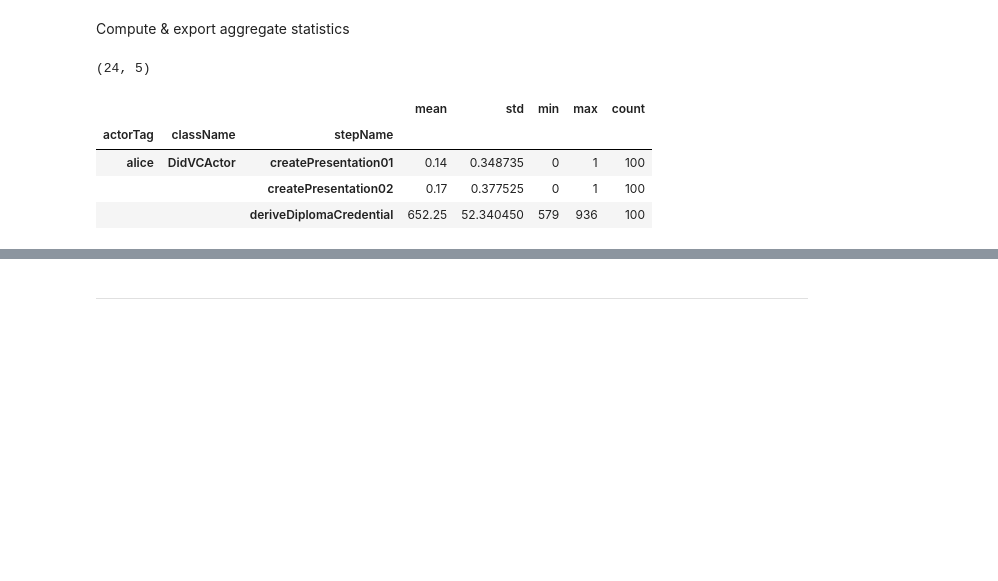
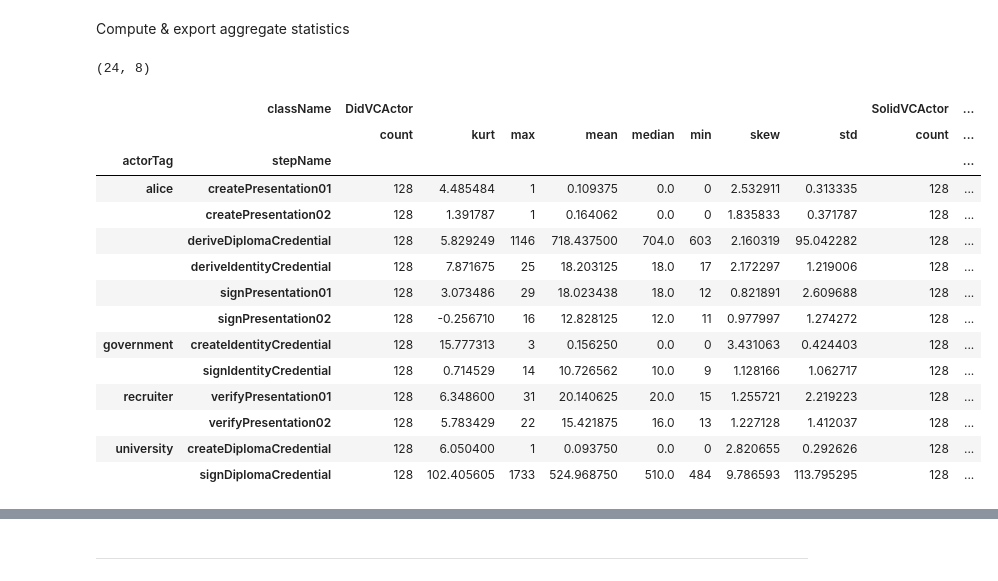
Before and after one commit to SolidLabResearch/pseudonymity-demo, a Jupyter notebook: profiling-report.ipynb, the cells around one changed output, grey strips where cells are left out. Cells and saved outputs as stored; diff of their text form; code cells hidden in the pictures; blank space fills up the shorter version.

Commit message:
wip:  profiling report
- specified plot order
- added phase column (to indicate each actorStep's phase)
- added violinplots

```diff
--- a/profiling-report.ipynb
+++ b/profiling-report.ipynb
@@ -84,7 +84,7 @@ df.shape
 # %% [markdown]
 ## Analysis
 # %%
-AGG_FUNCTIONS = ['mean', 'std', 'min','max','count']
+AGG_FUNCTIONS = ['median','mean', 'std', 'min','max','count',pd.Series.skew, pd.Series.kurt]
 # %% [markdown]
 ---
 # %% [markdown]
@@ -100,6 +100,47 @@ df_tl = df.records\
     .set_index(['idx_report','idx_step'])
 # Merge task-level df with initial df
 df_tl = df.drop('records',axis=1).merge(df_tl,left_index=True,right_index=True)
+df_tl['actorStep'] = df_tl.apply(lambda r: f'{r.actorTag}.{r.stepName}',axis=1)
+
+# Add phases
+phase_steps = {
+    'pre-evaluation': [
+        'university.createDiplomaCredential',
+        'university.signDiplomaCredential',
+        'government.createIdentityCredential',
+        'government.signIdentityCredential',
+    ],
+     'phase-1': [
+        'alice.deriveDiplomaCredential',
+        'alice.createPresentation01',
+        'alice.signPresentation01',
+        'recruiter.verifyPresentation01'
+    ],
+    'phase-2': [
+        'alice.deriveIdentityCredential',
+        'alice.createPresentation02',
+        'alice.signPresentation02',
+        'recruiter.verifyPresentation02'
+    ],
+}
+df_phase_steps = pd.Series(phase_steps)\
+    .apply(pd.Series)\
+    .stack()\
+    .to_frame('actorStep')\
+    .reset_index()\
+    .drop('level_1',axis=1)\
+    .rename({'level_0': 'phase'}, axis=1)
+
+# sanity check: make sure that actorSteps exactly match
+x = set(df_tl.actorStep.value_counts(dropna=False).index)
+y = set(df_phase_steps.actorStep.value_counts().index)
+assert len(x-y) == 0
+df_phase_steps.head(3)
+
+# merge df with phases back to df_tl
+df_tl = df_tl.reset_index().merge(df_phase_steps, on='actorStep')
+df_tl.set_index(['idx_report','idx_step'],inplace=True)
+
 df_tl.to_csv(os.path.join(DIR_REPORT, 'df_task-level.csv'))
 # %%
 display(df_tl.head(3))
@@ -119,12 +272,22 @@ df_tl_agg = df_tl.groupby(['actorTag','className','stepName'])['delta'].agg(AGG_
 df_tl_agg.to_csv(os.path.join(DIR_REPORT, 'df_agg_task-level.csv'))
 df_tl_agg.shape
 # %% [output]
-(24, 5)
+(24, 8)
 # %%
-df_tl_agg.head(3)
+df_tl_agg.unstack('className').swaplevel(0,1,axis=1).sort_index(axis=1)
 # %% [output]
-|  |  |  | mean | std | min | max | count |
-| actorTag | className | stepName |  |  |  |  |  |
-| alice | DidVCActor | createPresentation01 | 0.14 | 0.348735 | 0 | 1 | 100 |
-|  |  | createPresentation02 | 0.17 | 0.377525 | 0 | 1 | 100 |
-|  |  | deriveDiplomaCredential | 652.25 | 52.340450 | 579 | 936 | 100 |
+|  | className | DidVCActor |  |  |  |  |  |  |  | SolidVCActor | ... |
+|  |  | count | kurt | max | mean | median | min | skew | std | count | ... |
+| actorTag | stepName |  |  |  |  |  |  |  |  |  | ... |
+| alice | createPresentation01 | 128 | 4.485484 | 1 | 0.109375 | 0.0 | 0 | 2.532911 | 0.313335 | 128 | ... |
+|  | createPresentation02 | 128 | 1.391787 | 1 | 0.164062 | 0.0 | 0 | 1.835833 | 0.371787 | 128 | ... |
+|  | deriveDiplomaCredential | 128 | 5.829249 | 1146 | 718.437500 | 704.0 | 603 | 2.160319 | 95.042282 | 128 | ... |
+|  | deriveIdentityCredential | 128 | 7.871675 | 25 | 18.203125 | 18.0 | 17 | 2.172297 | 1.219006 | 128 | ... |
+|  | signPresentation01 | 128 | 3.073486 | 29 | 18.023438 | 18.0 | 12 | 0.821891 | 2.609688 | 128 | ... |
+|  | signPresentation02 | 128 | -0.256710 | 16 | 12.828125 | 12.0 | 11 | 0.977997 | 1.274272 | 128 | ... |
+| government | createIdentityCredential | 128 | 15.777313 | 3 | 0.156250 | 0.0 | 0 | 3.431063 | 0.424403 | 128 | ... |
+|  | signIdentityCredential | 128 | 0.714529 | 14 | 10.726562 | 10.0 | 9 | 1.128166 | 1.062717 | 128 | ... |
+| recruiter | verifyPresentation01 | 128 | 6.348600 | 31 | 20.140625 | 20.0 | 15 | 1.255721 | 2.219223 | 128 | ... |
+|  | verifyPresentation02 | 128 | 5.783429 | 22 | 15.421875 | 16.0 | 13 | 1.227128 | 1.412037 | 128 | ... |
+| university | createDiplomaCredential | 128 | 6.050400 | 1 | 0.093750 | 0.0 | 0 | 2.820655 | 0.292626 | 128 | ... |
+|  | signDiplomaCredential | 128 | 102.405605 | 1733 | 524.968750 | 510.0 | 484 | 9.786593 | 113.795295 | 128 | ... |
```
Also changed, not shown: parts of 16 cells of this notebook.
